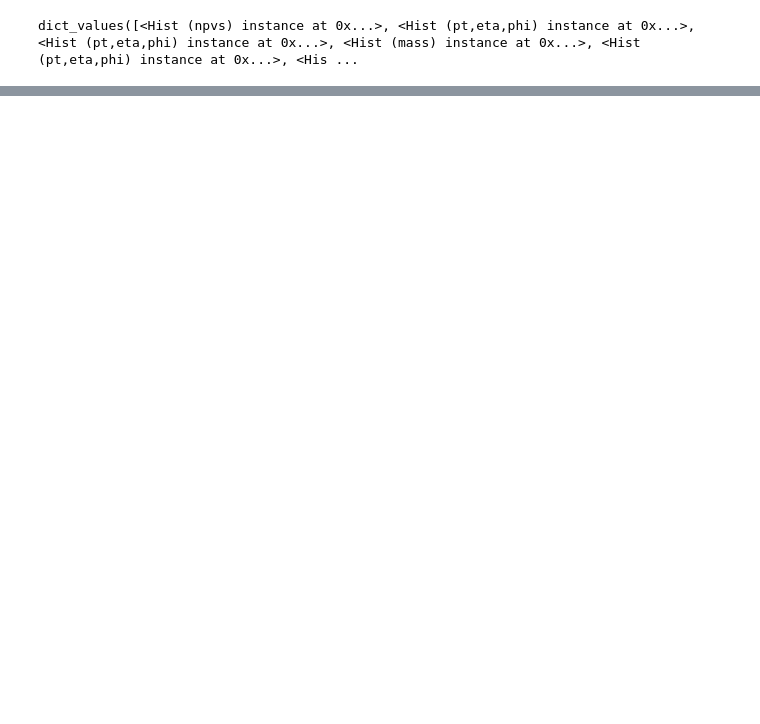
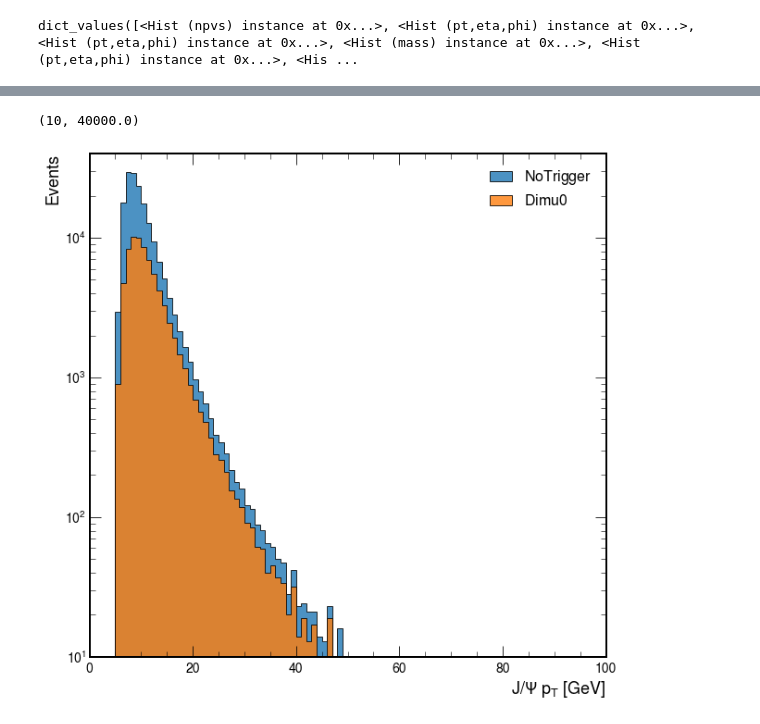
Before and after one commit to Mapse/OniaOpenCharmRun2ULAna, a Jupyter notebook: temp/JpsiOpenCharmPlots.ipynb, the cells around one changed output, grey strips where cells are left out. Cells and saved outputs as stored; diff of their text form; code cells hidden in the pictures; blank space fills up the shorter version.

```diff
--- a/temp/JpsiOpenCharmPlots.ipynb
+++ b/temp/JpsiOpenCharmPlots.ipynb
@@ -812,0 +780,23 @@ ak.behavior.update(candidate.behavior)
+# %%
+####### Jpsi pT #######
+
+# No_trigger
+ax = hist.plot1d(hists_no_trigger['Jpsi_p'].sum('eta', 'phi'), fill_opts=stack_fill_opts)
+
+# HLT0
+ay = hist.plot1d(histse_hlt0['Jpsi_p'].sum('eta', 'phi'), fill_opts=stack_fill_opts)
+
+ax.set_yscale('log')
+ax.set_ylim(10, 1e4)
+
+handles, labels = ax.get_legend_handles_labels()
+labels = ['$No Trigger$', '$Dimu0$']
+ax.legend(handles, labels, prop={'size': 16})
+
+ax.set_xlabel('$J/\Psi\ p_T\ [GeV]$')
+
+ay.set_yscale('log')
+ay.set_ylim(10, 4e4)
+# %% [output]
+(10, 40000.0)
+[figure, added]
```
Also changed, not shown: parts of 42 cells of this notebook, 13 other files.
